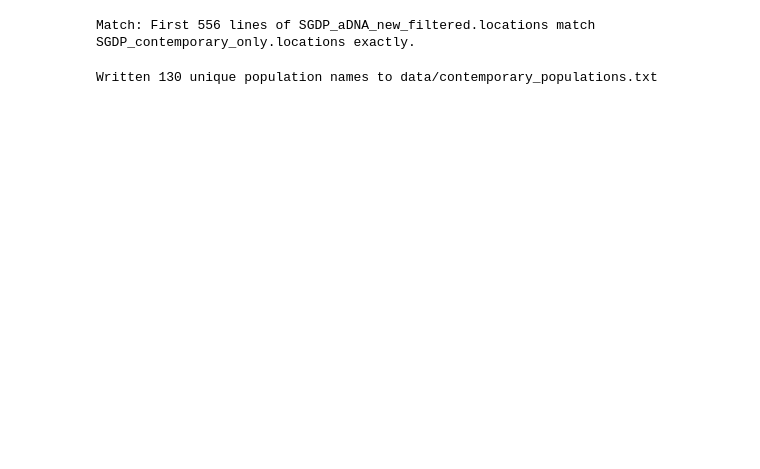
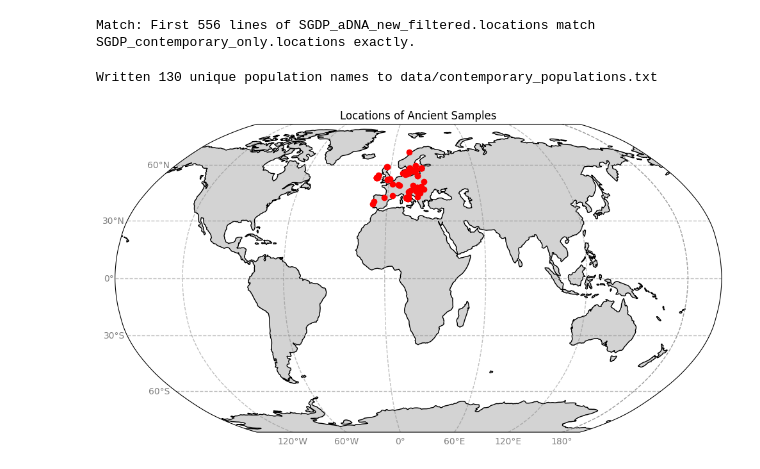
Before and after one commit to raghav034/spacetrees, a Jupyter notebook: get_locations.ipynb, the cells around one changed output. Drawn from its saved outputs; the diff is of its cells as text; code cells hidden in the pictures; blank space fills up the shorter version.

Commit message:
final plots and notebooks

```diff
--- a/get_locations.ipynb
+++ b/get_locations.ipynb
@@ -286,0 +274,56 @@ with open(poplabels, "r") as f_orig_pop, \
+# %%
+import numpy as np
+import pandas as pd
+import matplotlib.pyplot as plt
+import matplotlib
+import cartopy.crs as ccrs
+import cartopy.feature as cfeature
+import glob
+import ssl
+ssl._create_default_https_context = ssl._create_unverified_context
+import re
+import seaborn as sns
+from math import radians, sin, cos, asin, sqrt
+import imageio
+import os
+from IPython.display import Image, display
+import time
+from scipy.stats import gaussian_kde
+from statistics import mean
+import statistics
+import random
+#Code to test if locations matches up with poplabels. It does.
+fig = plt.figure(figsize=(10, 6), dpi=100)
+projection = ccrs.Robinson(central_longitude=20)
+data_crs = ccrs.PlateCarree()  # lat/lon
+ax = plt.axes(projection=projection)
+ax.set_global()
+ax.coastlines()
+ax.add_feature(cfeature.LAND, color='lightgray')
+
+# Add gridlines with labels
+gl = ax.gridlines(draw_labels=True, linewidth=1, color='gray', alpha=0.5, linestyle='--')
+gl.top_labels = False
+gl.right_labels = False
+gl.xlabel_style = {'size': 10, 'color': 'gray'}
+gl.ylabel_style = {'size': 10, 'color': 'gray'}
+
+sample_locs = np.loadtxt("data/ancients_nw_samples_only_test.locations")
+for sample in range (0, 100):
+    sample = sample * 2 #Diploid
+    location = sample_locs[sample]
+    lon, lat = location[1], location[0]
+    ax.plot([lon], [lat], marker='o', color='red', markersize=6, transform=data_crs)
+
+
+# # Plot the point
+# ax.plot([lon], [lat], marker='o', color='red', markersize=6, transform=data_crs)
+# ax.text(lon, lat, str(sample), transform=data_crs, fontsize=8,
+#         ha='left', va='bottom', color='black', weight='bold')
+
+# Show immediately
+plt.title(f"Locations of Ancient Samples")
+plt.tight_layout()
+plt.show()
+# %% [output]
+[figure, added]
```
Also changed, not shown: parts of 5 cells of this notebook, 26 other files.
